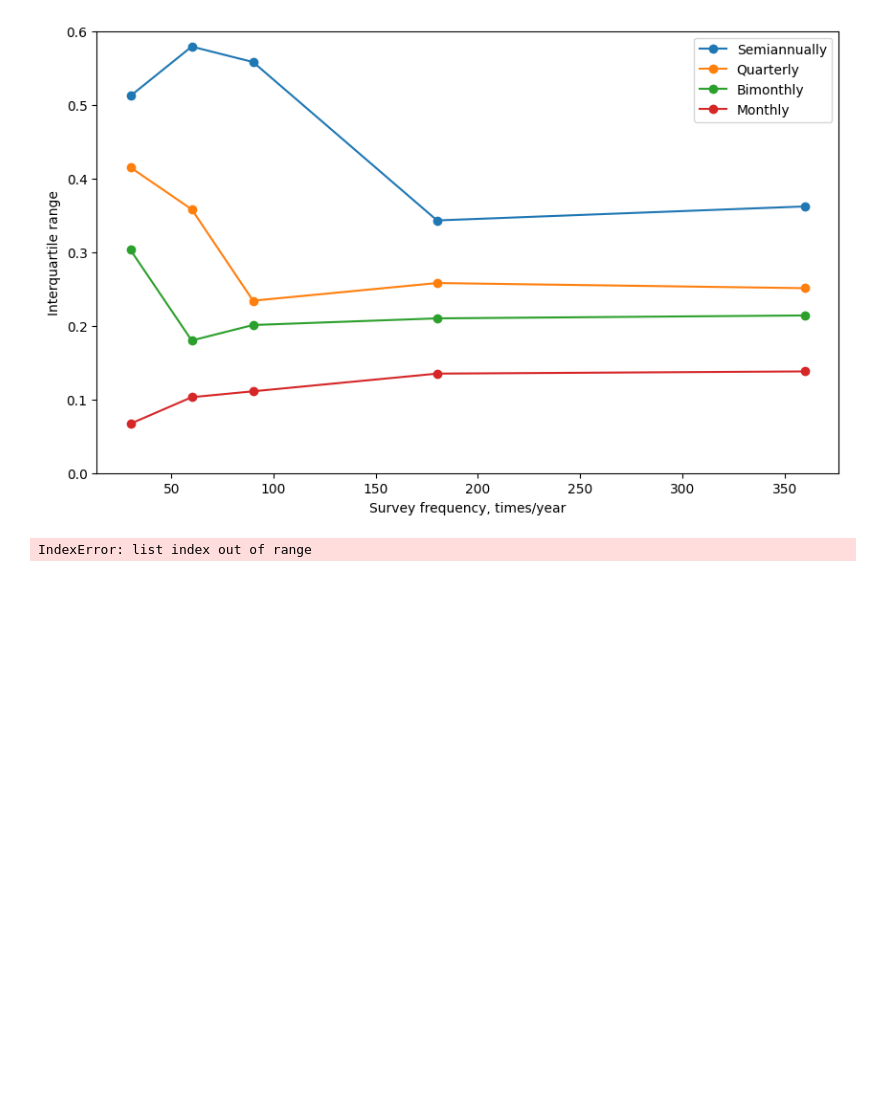
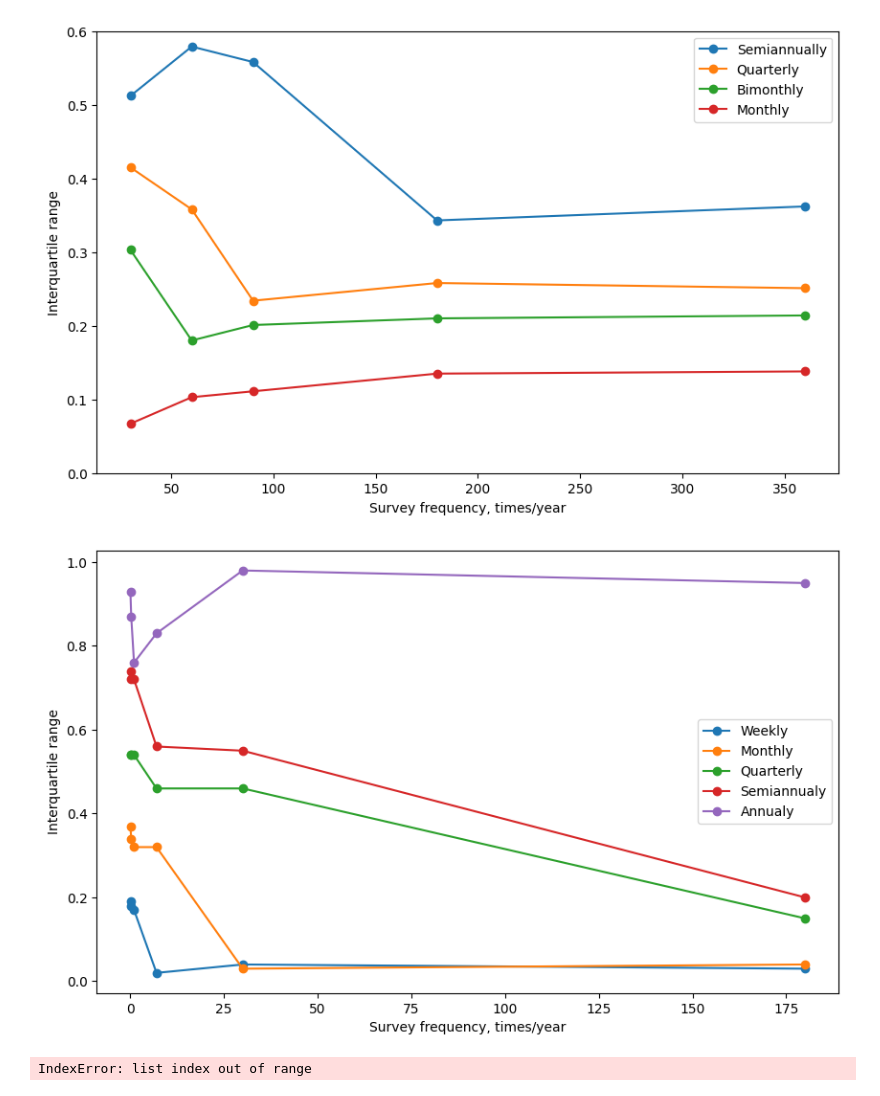
Before and after one commit to HJJJJX/Figure-Plotting, a Jupyter notebook: Uncertainty_Plot.ipynb, the cells around one changed output. Drawn from its saved outputs; the diff is of its cells as text; code cells hidden in the pictures; blank space fills up the shorter version.

```diff
--- a/Uncertainty_Plot.ipynb
+++ b/Uncertainty_Plot.ipynb
@@ -733,6 +733,39 @@ plt.legend()
 plt.show()
 # %% [output]
 [figure]
+# %%
+import matplotlib.pyplot as plt
+import numpy as np
+
+# Provided data
+x_values = [[0.04,0.25,1,7,30,180], [0.04,0.25,1,7,30,180], [0.04,0.25,1,7,30,180], [0.04,0.25,1,7,30,180], [0.04,0.25,1,7,30,180]]
+
+# Calculate 25th and 75th percentiles
+percentile_25 = [
+    [-11,-10,-10,-2,-3,-2], [-22,-21,-24,-25,-5,-4], [-41,-41,-44,-46,-37,-10], [-55,-55,-55,-56,-54,-18], [-55,-55,-59,-58,-57,-47]]
+percentile_75 = [
+    [8,8,7,0,1,1], [15,13,8,7,-2,0], [13,13,10,0,9,5], [19,17,17,0,1,2], [38,32,17,25,41,48]]
+
+# Convert to numpy arrays for easier manipulation
+percentile_25 = np.array(percentile_25)
+percentile_75 = np.array(percentile_75)
+
+# Calculate the interquartile range (IQR)
+difference = (percentile_75 - percentile_25) / 100
+
+# Plotting
+plt.figure(figsize=(10, 6))
+labels = ["Weekly", "Monthly", "Quarterly", "Semiannualy", "Annualy"]
+for i in range(difference.shape[0]):
+    plt.plot(x_values[i], difference[i], marker='o', label=labels[i])
+
+plt.xlabel('Survey frequency, times/year')
+plt.ylabel('Interquartile range')
+# plt.ylim(0, 1.0)  # Set the y-axis limits
+plt.legend()
+plt.show()
+# %% [output]
+[figure, added]
 # %%
 #Comparison
 import matplotlib.pyplot as plt
```
Also changed, not shown: parts of 1 cell of this notebook.
